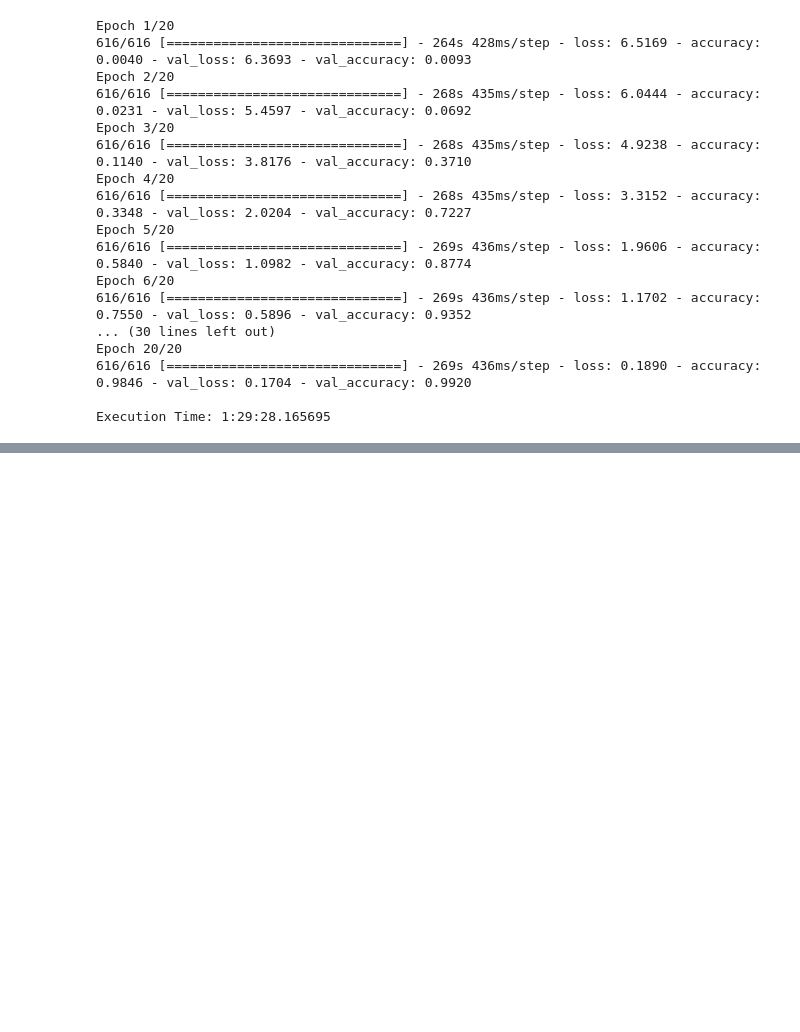
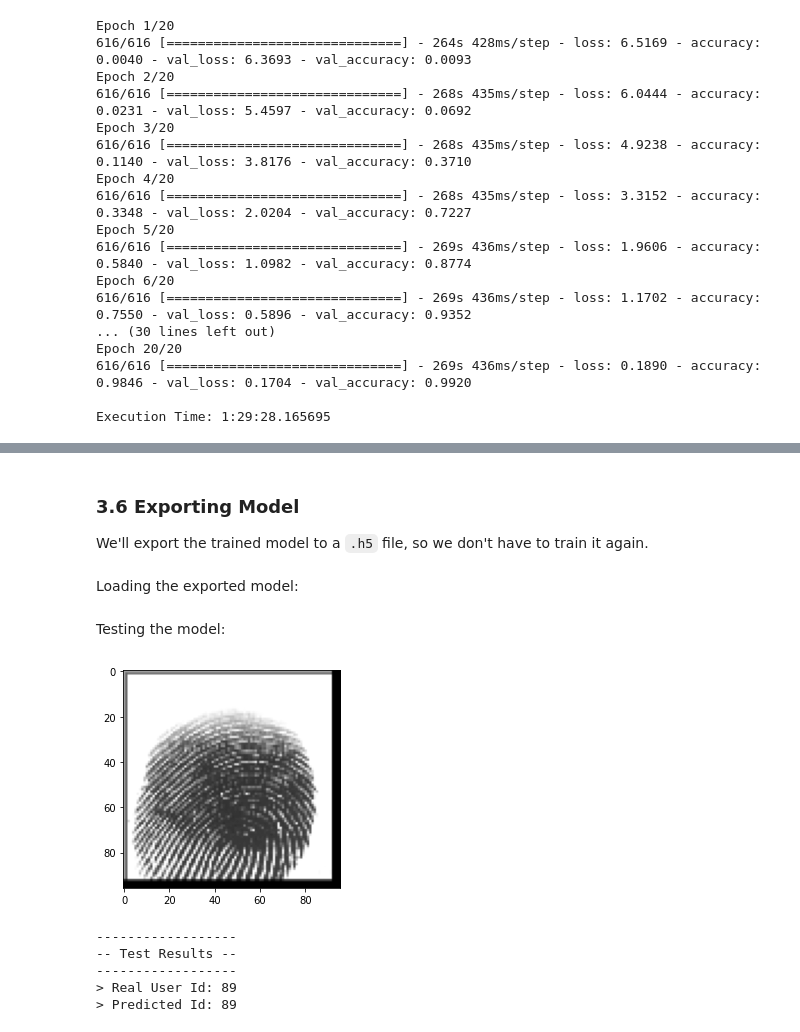
Before and after one commit to kimurarh/fingerprint-detection, a Jupyter notebook: src/Fingerprint-Detection-CNN.ipynb, the cells around one changed output, grey strips where cells are left out. Cells and saved outputs as stored; diff of their text form; code cells hidden in the pictures; blank space fills up the shorter version.

Commit message:
feat: exporting trained model to a h5 file

```diff
--- a/src/Fingerprint-Detection-CNN.ipynb
+++ b/src/Fingerprint-Detection-CNN.ipynb
@@ -330,0 +331,4 @@ print(f"> Predicted Id: {id_pred}")
+# %% [markdown]
+### 3.6 Exporting Model
+
+We'll export the trained model to a `.h5` file, so we don't have to train it again.
@@ -330,0 +337,29 @@ print(f"> Predicted Id: {id_pred}")
+# %% [markdown]
+Loading the exported model:
+# %%
+model_exported = tf.keras.models.load_model('models/contact_fingerprint_cnn.h5')
+# %% [markdown]
+Testing the model:
+# %%
+# Randomly pick a fingerprint from test data to predict the user_id
+rand_fp_num = random.randint(0, len(X_test)-1)
+plt.imshow(X_test[rand_fp_num].reshape((96, 96)), cmap ='gray')
+plt.show()
+
+# Get the selected fingerprint and reshape (CNN input layer)
+selected_fp = X_test[rand_fp_num].reshape(-1, img_size, img_size, 1)
+
+# Predictions
+id_pred = np.argmax(model_exported.predict(selected_fp))
+id_real = np.argmax(y_test[rand_fp_num])
+
+display_header("Test Results")
+print(f"> Real User Id: {id_real}")
+print(f"> Predicted Id: {id_pred}")
+# %% [output]
+[figure, added]
+------------------
+-- Test Results --
+------------------
+> Real User Id: 89
+> Predicted Id: 89
```
Also changed, not shown: parts of 10 cells of this notebook, 1 other file.
